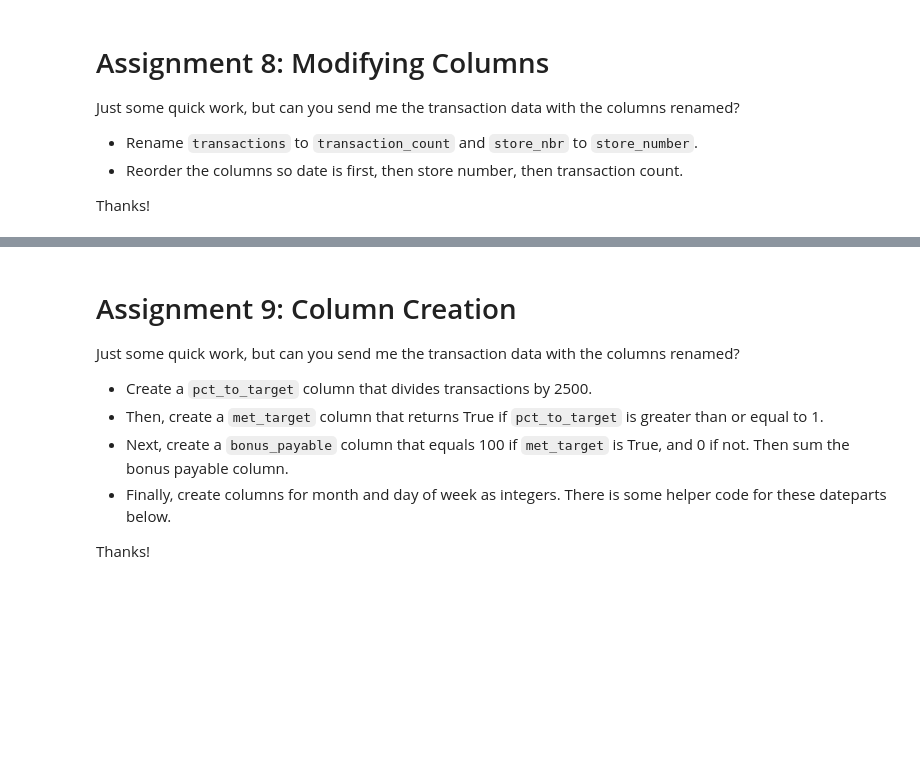
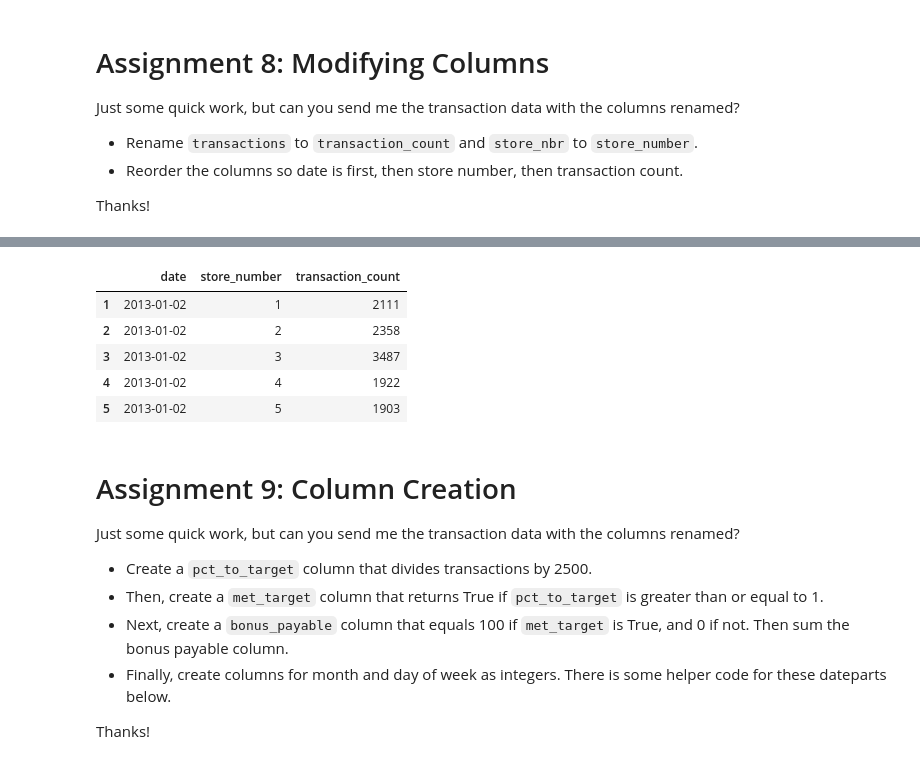
Before and after one commit to Pouria7gh/NumPy_Pandas, a Jupyter notebook: 2_DataFrame/section03_DataFrames.ipynb, the cells around one changed output, grey strips where cells are left out. Drawn from its saved outputs; the diff is of its cells as text; code cells hidden in the pictures; blank space fills up the shorter version.

Commit message:
data frames assignment 8: modifying columns

```diff
--- a/2_DataFrame/section03_DataFrames.ipynb
+++ b/2_DataFrame/section03_DataFrames.ipynb
@@ -372,6 +372,15 @@ transactions.head()
 | 3 | 2013-01-02 | 3 | 3487 |
 | 4 | 2013-01-02 | 4 | 1922 |
 | 5 | 2013-01-02 | 5 | 1903 |
+# %%
+transactions.rename(columns={'transactions': 'transaction_count', 'store_nbr': 'store_number'}).head()
+# %% [output]
+|  | date | store_number | transaction_count |
+| 1 | 2013-01-02 | 1 | 2111 |
+| 2 | 2013-01-02 | 2 | 2358 |
+| 3 | 2013-01-02 | 3 | 3487 |
+| 4 | 2013-01-02 | 4 | 1922 |
+| 5 | 2013-01-02 | 5 | 1903 |
 # %% [markdown]
 # Assignment 9: Column Creation
 
```
Also changed, not shown: parts of 1 cell of this notebook, 1 other file.
